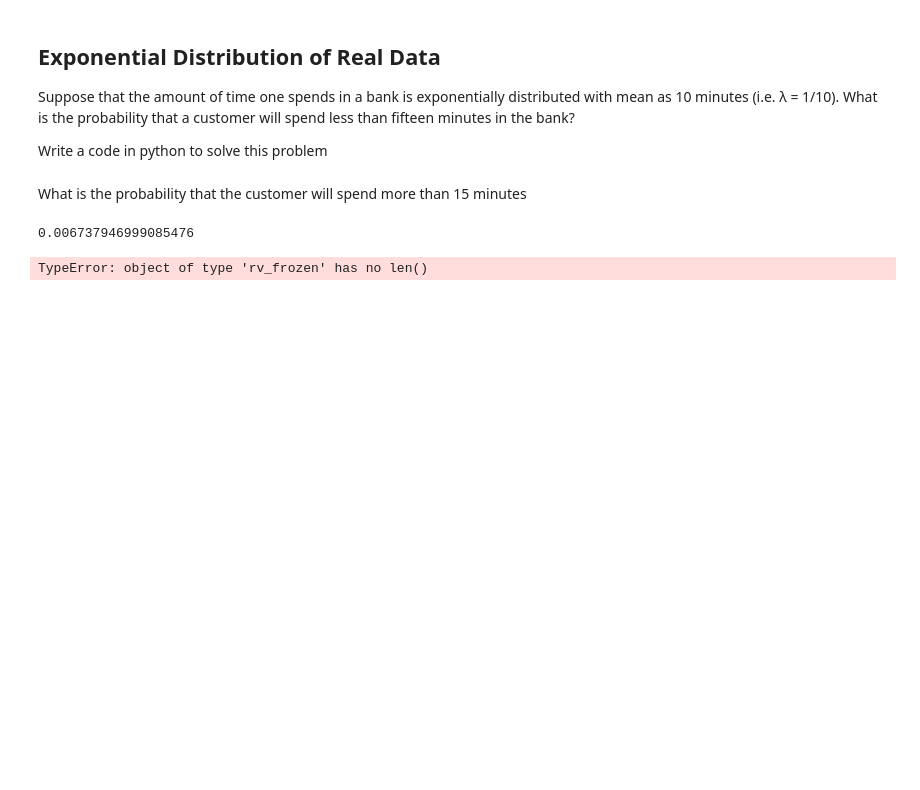
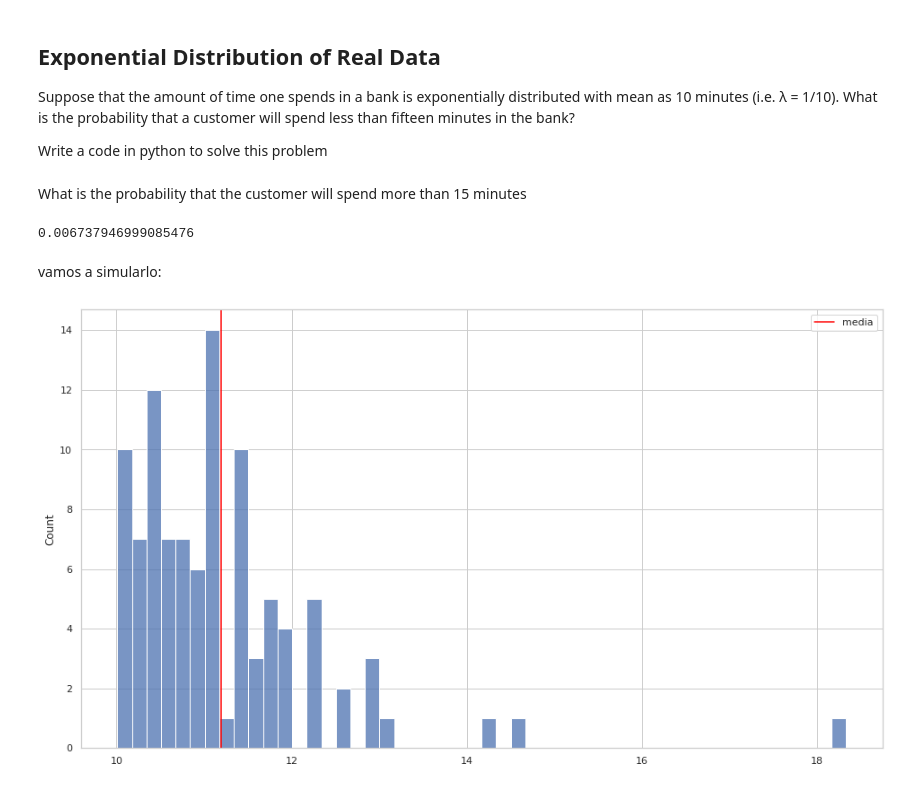
Before and after one commit to Ironhack-Data-Madrid-Octubre-2021/lab-continuous-probability-distributions, a Jupyter notebook: your-code/main.ipynb, the cells around one changed output. Saved outputs shown, nothing was run; the diff lists cells and outputs as text; code cells hidden in the pictures; blank space fills up the shorter version.

```diff
--- a/your-code/main.ipynb
+++ b/your-code/main.ipynb
@@ -196,9 +196,13 @@ What is the probability that the customer will spend more than 15 minutes
 1-bank.cdf(15)
 # %% [output]
 0.006737946999085476
+# %% [markdown]
+vamos a simularlo:
+# %%
+simul=bank.rvs(100)
 # %%
-fig = sns.histplot(bank)
-fig.axvline(x=bank.mean(), color="red", label="media")
+fig = sns.histplot(simul,bins=50)
+fig.axvline(x=simul.mean(), color="red", label="media")
 fig.legend();
 # %% [output]
-TypeError: object of type 'rv_frozen' has no len()
+[figure, added]
```
